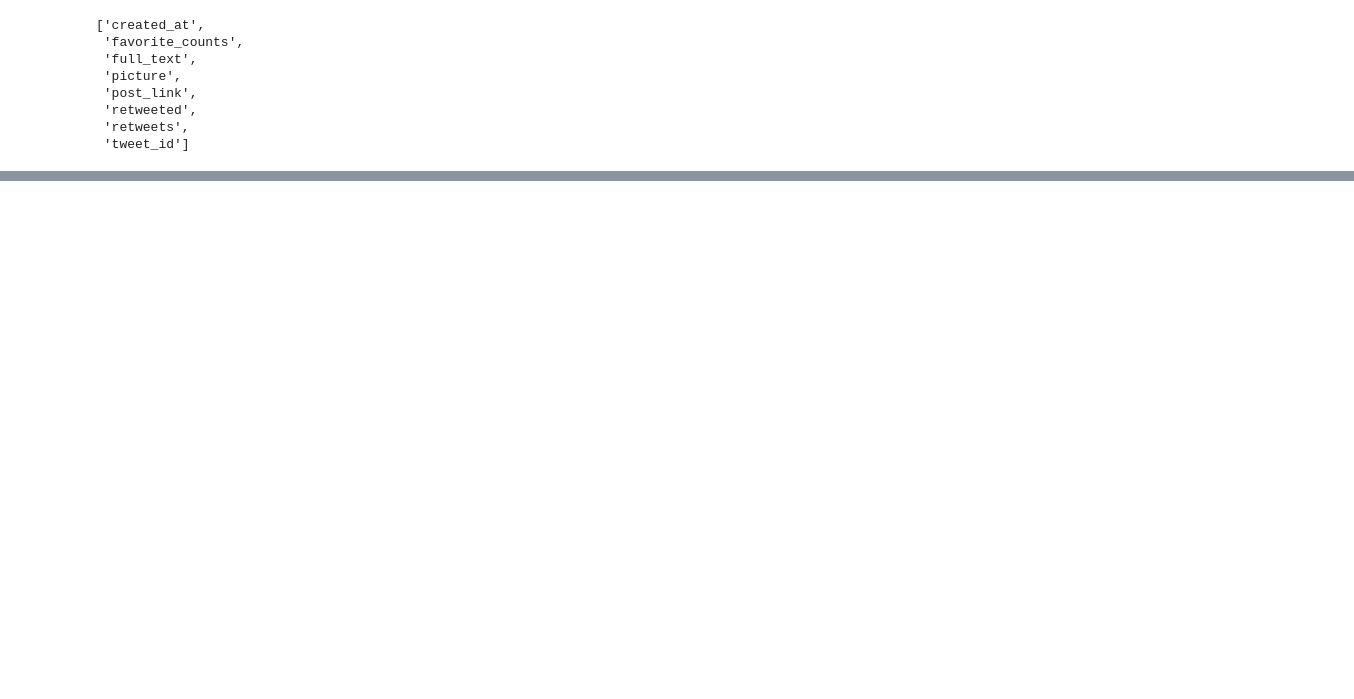
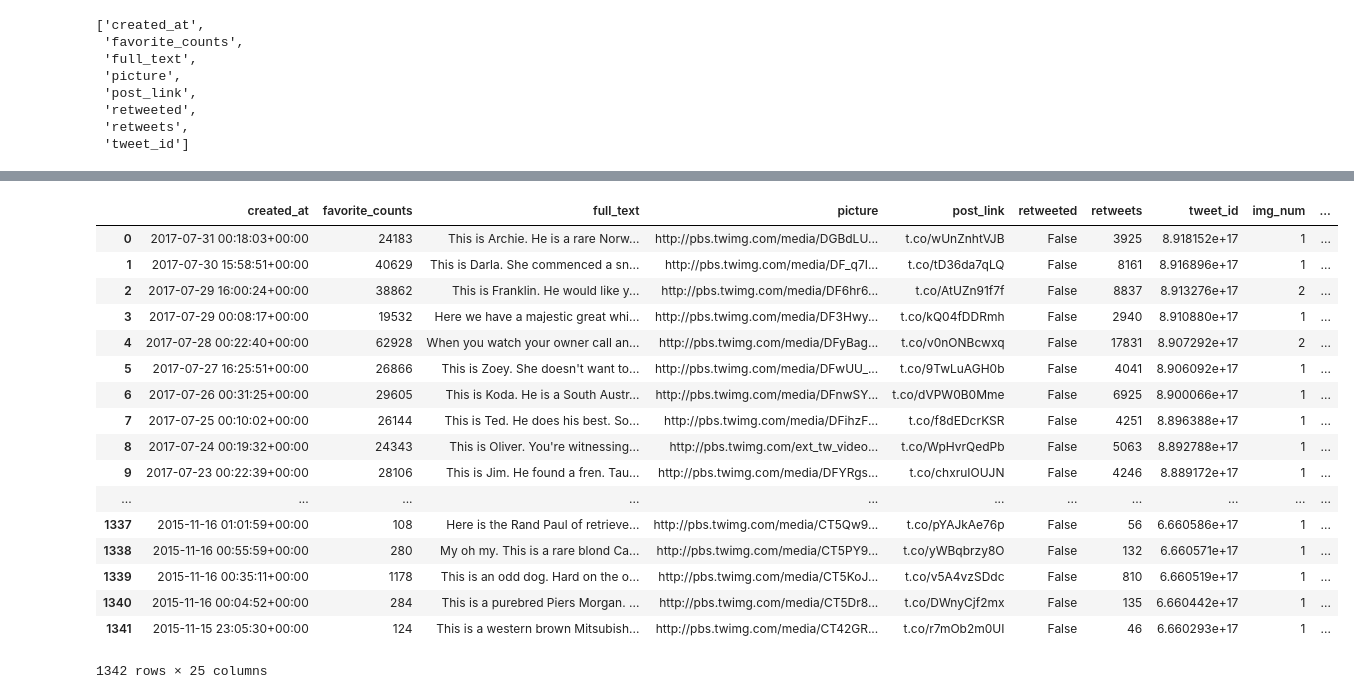
Before and after one commit to GarrettMarkScott/WeRateDogs_Twitter_Analysis, a Jupyter notebook: WeRateDogs_Notebook.ipynb, the cells around one changed output, grey strips where cells are left out. Drawn from its saved outputs; the diff is of its cells as text; code cells hidden in the pictures; blank space fills up the shorter version.

```diff
--- a/WeRateDogs_Notebook.ipynb
+++ b/WeRateDogs_Notebook.ipynb
@@ -230,0 +206,3 @@ master_df = pd.merge(tweets, img_prediction)
+# %%
+master_df = pd.merge(master_df, post_archive, on='tweet_id')
+master_df.sample(20)
@@ -230,0 +249,5 @@ master_df = pd.merge(tweets, img_prediction)
+# %%
+#Transforms the appropiate fields to datetime format
+time_variables = ['created_at','timestamp','retweeted_status_timestamp']
+for var in time_variables:
+    master_df[var] = pd.to_datetime(master_df[var])
@@ -230,0 +296,3 @@ master_df = pd.merge(tweets, img_prediction)
+# %%
+pd.set_option('display.max_columns', 500)
+master_df
@@ -230,0 +318,27 @@ master_df = pd.merge(tweets, img_prediction)
+# %%
+master_df.drop(columns={'timestamp','jpg_url','source','text','expanded_urls','in_reply_to_status_id','in_reply_to_user_id','retweeted_status_id','retweeted_status_user_id','retweeted_status_timestamp'}, inplace=True)
+# %%
+master_df.retweets = master_df.retweets.astype(int)
+master_df.favorite_counts = master_df.favorite_counts.astype(int)
+master_df.retweeted = master_df.retweeted.astype(int)
+master_df.retweeted = master_df.retweeted.astype(bool)
+master_df
+# %% [output]
+|  | created_at | favorite_counts | full_text | picture | post_link | retweeted | retweets | tweet_id | img_num | ... |
+| 0 | 2017-07-31 00:18:03+00:00 | 24183 | This is Archie. He is a rare Norw... | http://pbs.twimg.com/media/DGBdLU... | t.co/wUnZnhtVJB | False | 3925 | 8.918152e+17 | 1 | ... |
+| 1 | 2017-07-30 15:58:51+00:00 | 40629 | This is Darla. She commenced a sn... | http://pbs.twimg.com/media/DF_q7I... | t.co/tD36da7qLQ | False | 8161 | 8.916896e+17 | 1 | ... |
+| 2 | 2017-07-29 16:00:24+00:00 | 38862 | This is Franklin. He would like y... | http://pbs.twimg.com/media/DF6hr6... | t.co/AtUZn91f7f | False | 8837 | 8.913276e+17 | 2 | ... |
+| 3 | 2017-07-29 00:08:17+00:00 | 19532 | Here we have a majestic great whi... | http://pbs.twimg.com/media/DF3Hwy... | t.co/kQ04fDDRmh | False | 2940 | 8.910880e+17 | 1 | ... |
+| 4 | 2017-07-28 00:22:40+00:00 | 62928 | When you watch your owner call an... | http://pbs.twimg.com/media/DFyBag... | t.co/v0nONBcwxq | False | 17831 | 8.907292e+17 | 2 | ... |
+| 5 | 2017-07-27 16:25:51+00:00 | 26866 | This is Zoey. She doesn't want to... | http://pbs.twimg.com/media/DFwUU_... | t.co/9TwLuAGH0b | False | 4041 | 8.906092e+17 | 1 | ... |
+| 6 | 2017-07-26 00:31:25+00:00 | 29605 | This is Koda. He is a South Austr... | http://pbs.twimg.com/media/DFnwSY... | t.co/dVPW0B0Mme | False | 6925 | 8.900066e+17 | 1 | ... |
+| 7 | 2017-07-25 00:10:02+00:00 | 26144 | This is Ted. He does his best. So... | http://pbs.twimg.com/media/DFihzF... | t.co/f8dEDcrKSR | False | 4251 | 8.896388e+17 | 1 | ... |
+| 8 | 2017-07-24 00:19:32+00:00 | 24343 | This is Oliver. You're witnessing... | http://pbs.twimg.com/ext_tw_video... | t.co/WpHvrQedPb | False | 5063 | 8.892788e+17 | 1 | ... |
+| 9 | 2017-07-23 00:22:39+00:00 | 28106 | This is Jim. He found a fren. Tau... | http://pbs.twimg.com/media/DFYRgs... | t.co/chxruIOUJN | False | 4246 | 8.889172e+17 | 1 | ... |
+| ... | ... | ... | ... | ... | ... | ... | ... | ... | ... | ... |
+| 1337 | 2015-11-16 01:01:59+00:00 | 108 | Here is the Rand Paul of retrieve... | http://pbs.twimg.com/media/CT5Qw9... | t.co/pYAJkAe76p | False | 56 | 6.660586e+17 | 1 | ... |
+| 1338 | 2015-11-16 00:55:59+00:00 | 280 | My oh my. This is a rare blond Ca... | http://pbs.twimg.com/media/CT5PY9... | t.co/yWBqbrzy8O | False | 132 | 6.660571e+17 | 1 | ... |
+| 1339 | 2015-11-16 00:35:11+00:00 | 1178 | This is an odd dog. Hard on the o... | http://pbs.twimg.com/media/CT5KoJ... | t.co/v5A4vzSDdc | False | 810 | 6.660519e+17 | 1 | ... |
+| 1340 | 2015-11-16 00:04:52+00:00 | 284 | This is a purebred Piers Morgan. ... | http://pbs.twimg.com/media/CT5Dr8... | t.co/DWnyCjf2mx | False | 135 | 6.660442e+17 | 1 | ... |
+| 1341 | 2015-11-15 23:05:30+00:00 | 124 | This is a western brown Mitsubish... | http://pbs.twimg.com/media/CT42GR... | t.co/r7mOb2m0UI | False | 46 | 6.660293e+17 | 1 | ... |
+1342 rows × 25 columns
```
Also changed, not shown: parts of 26 cells of this notebook, 1 other file.
